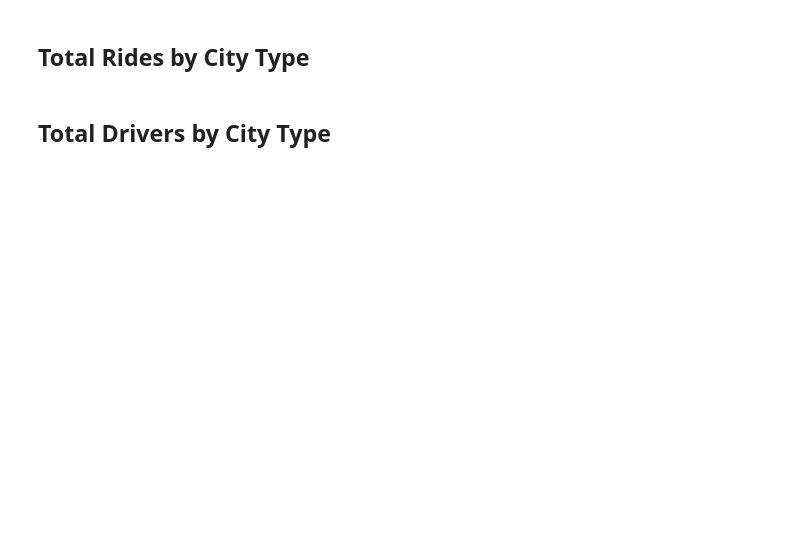
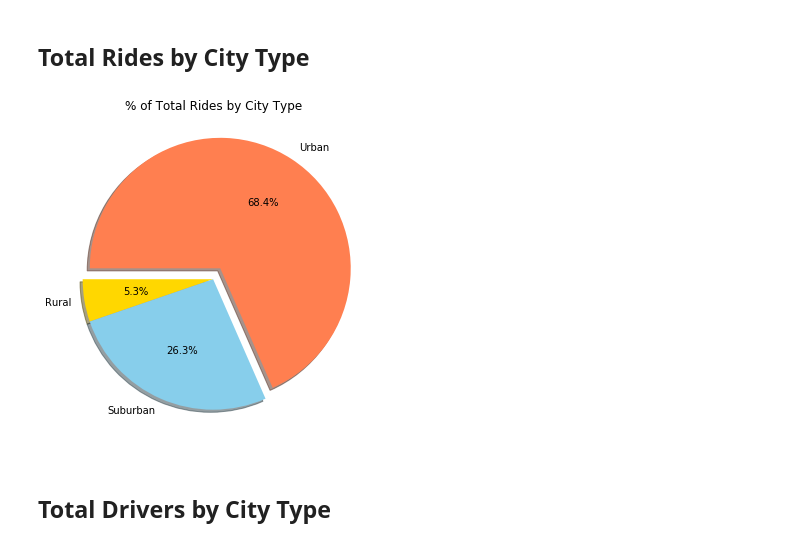
Before and after one commit to jpastell/DataAnalysisBootCamp, a Jupyter notebook: Python/matplotlib/pyber_starter.ipynb, the cells around one changed output. Saved outputs shown, nothing was run; the diff lists cells and outputs as text; code cells hidden in the pictures; blank space fills up the shorter version.

```diff
--- a/Python/matplotlib/pyber_starter.ipynb
+++ b/Python/matplotlib/pyber_starter.ipynb
@@ -145,3 +158,32 @@ plt.show()
+# %%
+# Calculate Type Percents
+ride_by_city_df = pyber_data.groupby("type").count()
+
+#Figure for the plot
+ride_city_mpl = plt.figure(figsize=(6,6))
+
+#Define the color scheme based on the dictionary
+ride_pie_color = [plot_color_cfg[ctype] for ctype in ride_by_city_df.index]
+
+#Explode settings
+explode_ride = (0, 0, 0.1)
+
+#Set title
+pie_ride_title = plt.title("% of Total Rides by City Type")
+
+ride_by_city_pie = plt.pie(ride_by_city_df["driver_count"],
+                           labels=ride_by_city_df.index,
+                           colors=ride_pie_color,
+                           autopct="%1.1f%%",
+                           explode=explode_ride,
+                           shadow=True,
+                           radius=1,
+                           startangle=180)
+# Save Figure
+__pie_plt_ride_path__ = os.path.join(image_path,"pie_plt_rides_by_city_type.png")
+plt.savefig(__pie_plt_ride_path__)
+# %% [output]
+[figure, added]
 # %%
 # Show Figure
 plt.show()
```
Also changed, not shown: parts of 9 cells of this notebook, 4 other files.
